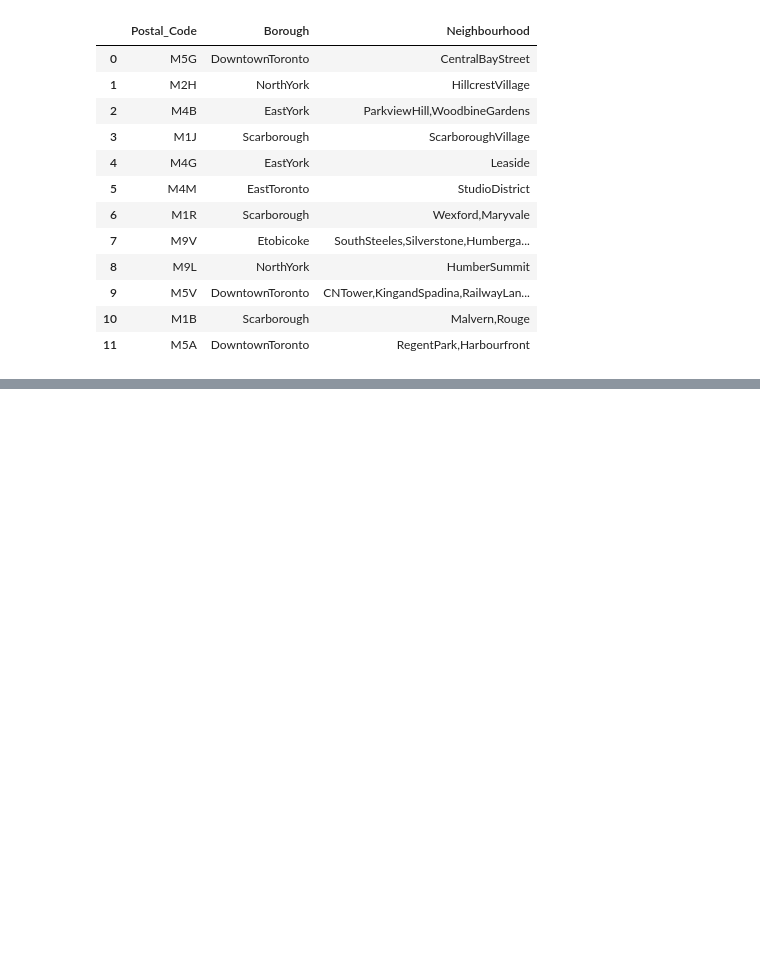
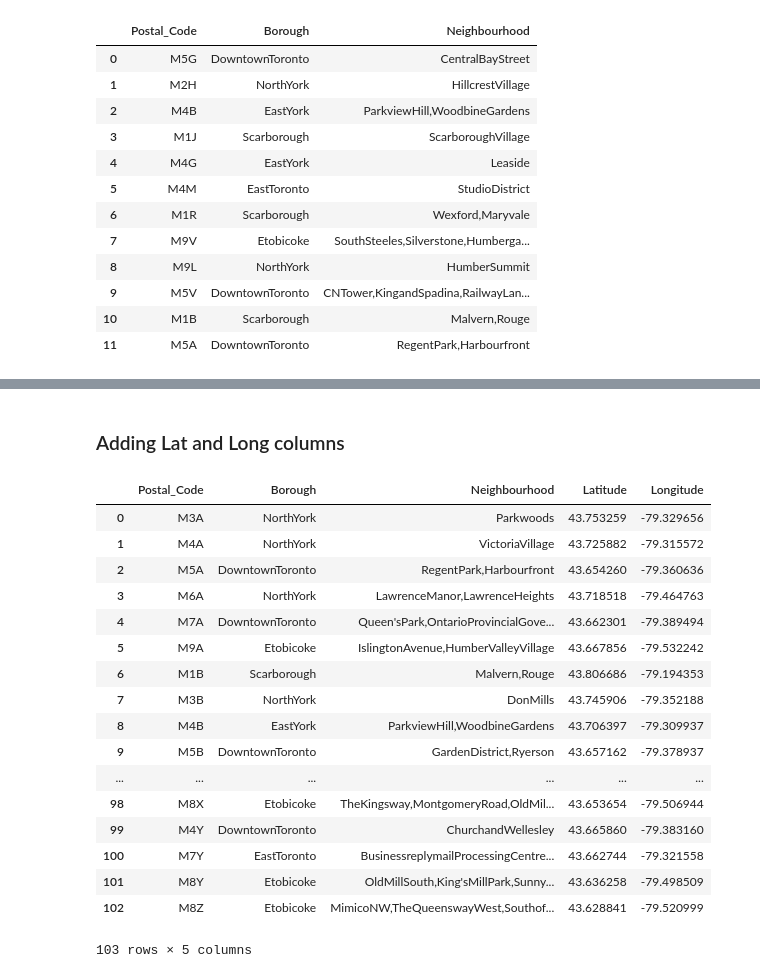
Before and after one commit to Darshitkumar/Coursera_Capstone, a Jupyter notebook: Segmenting and Clustering Neighborhoods in Toronto.ipynb, the cells around one changed output, grey strips where cells are left out. Drawn from its saved outputs; the diff is of its cells as text; code cells hidden in the pictures; blank space fills up the shorter version.

```diff
--- a/Segmenting and Clustering Neighborhoods in Toronto.ipynb
+++ b/Segmenting and Clustering Neighborhoods in Toronto.ipynb
@@ -123,0 +122,4 @@ df.shape
+# %%
+result = df.groupby(['Postal_Code','Borough'], sort=False).agg( ', '.join)
+df_final = result.reset_index()
+df_final.head(10)
@@ -123,0 +140,4 @@ df.shape
+# %%
+locdf = pd.read_csv('http://cocl.us/Geospatial_data')
+locdf.columns=['Postal_Code','Latitude','Longitude']
+locdf.head()
@@ -123,0 +151,24 @@ df.shape
+# %% [markdown]
+### Adding Lat and Long columns
+# %%
+new_final = pd.merge(df_final, locdf[['Postal_Code','Latitude', 'Longitude']], on = 'Postal_Code')
+new_final
+# %% [output]
+|  | Postal_Code | Borough | Neighbourhood | Latitude | Longitude |
+| 0 | M3A | NorthYork | Parkwoods | 43.753259 | -79.329656 |
+| 1 | M4A | NorthYork | VictoriaVillage | 43.725882 | -79.315572 |
+| 2 | M5A | DowntownToronto | RegentPark,Harbourfront | 43.654260 | -79.360636 |
+| 3 | M6A | NorthYork | LawrenceManor,LawrenceHeights | 43.718518 | -79.464763 |
+| 4 | M7A | DowntownToronto | Queen'sPark,OntarioProvincialGove... | 43.662301 | -79.389494 |
+| 5 | M9A | Etobicoke | IslingtonAvenue,HumberValleyVillage | 43.667856 | -79.532242 |
+| 6 | M1B | Scarborough | Malvern,Rouge | 43.806686 | -79.194353 |
+| 7 | M3B | NorthYork | DonMills | 43.745906 | -79.352188 |
+| 8 | M4B | EastYork | ParkviewHill,WoodbineGardens | 43.706397 | -79.309937 |
+| 9 | M5B | DowntownToronto | GardenDistrict,Ryerson | 43.657162 | -79.378937 |
+| ... | ... | ... | ... | ... | ... |
+| 98 | M8X | Etobicoke | TheKingsway,MontgomeryRoad,OldMil... | 43.653654 | -79.506944 |
+| 99 | M4Y | DowntownToronto | ChurchandWellesley | 43.665860 | -79.383160 |
+| 100 | M7Y | EastToronto | BusinessreplymailProcessingCentre... | 43.662744 | -79.321558 |
+| 101 | M8Y | Etobicoke | OldMillSouth,King'sMillPark,Sunny... | 43.636258 | -79.498509 |
+| 102 | M8Z | Etobicoke | MimicoNW,TheQueenswayWest,Southof... | 43.628841 | -79.520999 |
+103 rows × 5 columns
```
Also changed, not shown: parts of 5 cells of this notebook.
